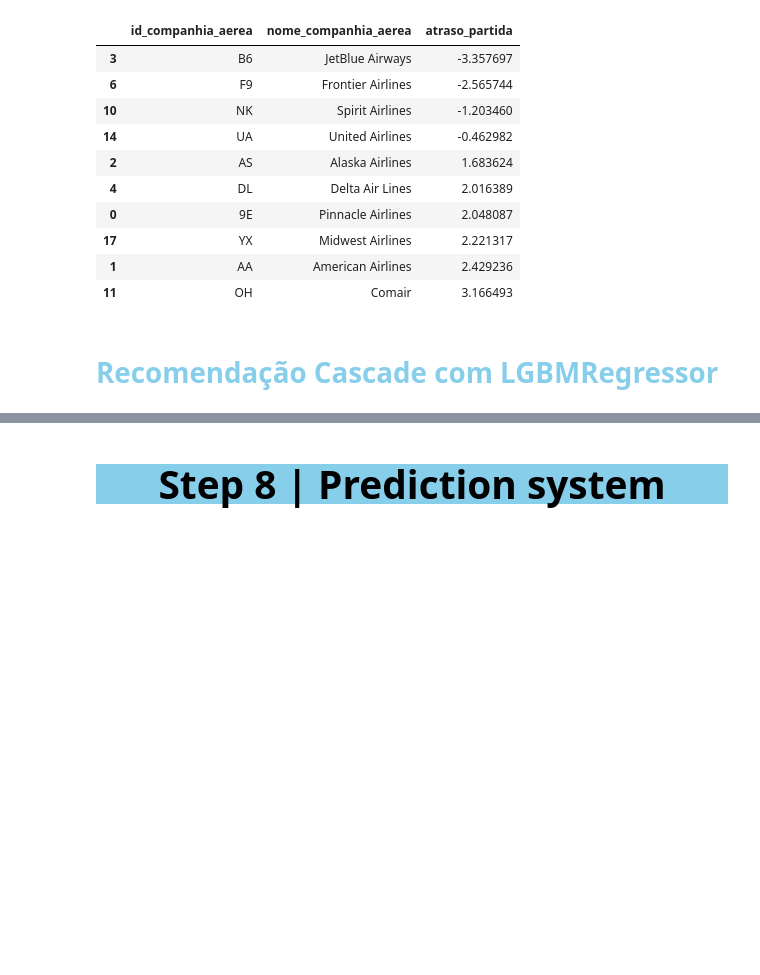
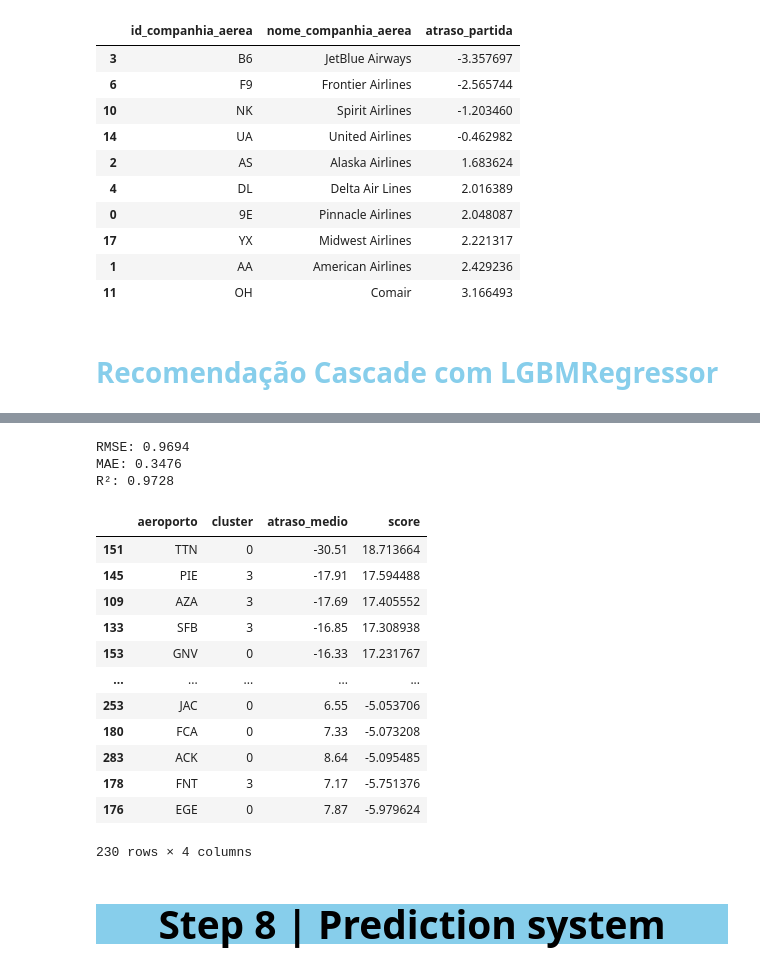
Before and after one commit to BrunoAfonso18/sdw, a Jupyter notebook: flights.ipynb, the cells around one changed output, grey strips where cells are left out. Saved outputs shown, nothing was run; the diff lists cells and outputs as text; code cells hidden in the pictures; blank space fills up the shorter version.

```diff
--- a/flights.ipynb
+++ b/flights.ipynb
@@ -1682,0 +1710,13 @@ NameError: name 'airport_data_cleaned' is not defined
+# %%
+# Avaliação
+rmse = np.sqrt(mean_squared_error(y, scores))
+mae = mean_absolute_error(y, scores)
+r2 = r2_score(y, scores)
+
+print(f'RMSE: {rmse:.4f}')
+print(f'MAE: {mae:.4f}')
+print(f'R²: {r2:.4f}')
+# %% [output]
+RMSE: 0.9694
+MAE: 0.3476
+R²: 0.9728
@@ -1683,6 +1727,19 @@ NameError: name 'airport_data_cleaned' is not defined
 # %%
-# 6. Mostrar recomendações finais
-df_recomendado[['aeroporto', 'cluster', 'atraso_medio', 'score']]
+print(df_recomendado[['aeroporto', 'cluster', 'atraso_medio', 'score']])
+# %% [output]
+|  | aeroporto | cluster | atraso_medio | score |
+| 151 | TTN | 0 | -30.51 | 18.713664 |
+| 145 | PIE | 3 | -17.91 | 17.594488 |
+| 109 | AZA | 3 | -17.69 | 17.405552 |
+| 133 | SFB | 3 | -16.85 | 17.308938 |
+| 153 | GNV | 0 | -16.33 | 17.231767 |
+| ... | ... | ... | ... | ... |
+| 253 | JAC | 0 | 6.55 | -5.053706 |
+| 180 | FCA | 0 | 7.33 | -5.073208 |
+| 283 | ACK | 0 | 8.64 | -5.095485 |
+| 178 | FNT | 3 | 7.17 | -5.751376 |
+| 176 | EGE | 0 | 7.87 | -5.979624 |
+230 rows × 4 columns
 # %% [markdown]
 <a id="feature_engineering"></a>
 # <p style="background-color: #87CEEB; font-family:calibri; color:black; font-size:140%; font-family:Verdana; text-align:center; border-radius:15px 50px;">Step 8 | Prediction system</p>
```
Also changed, not shown: parts of 17 cells of this notebook.
